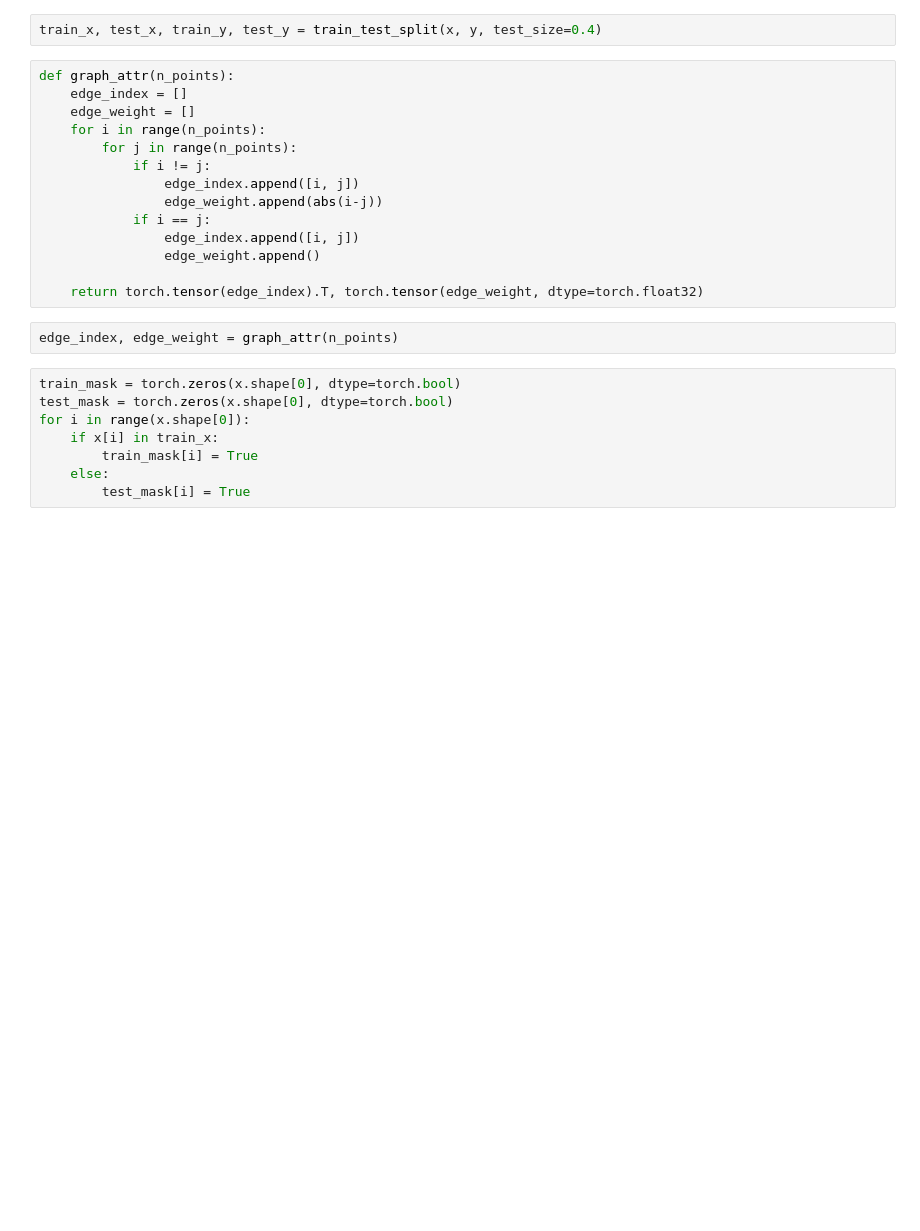
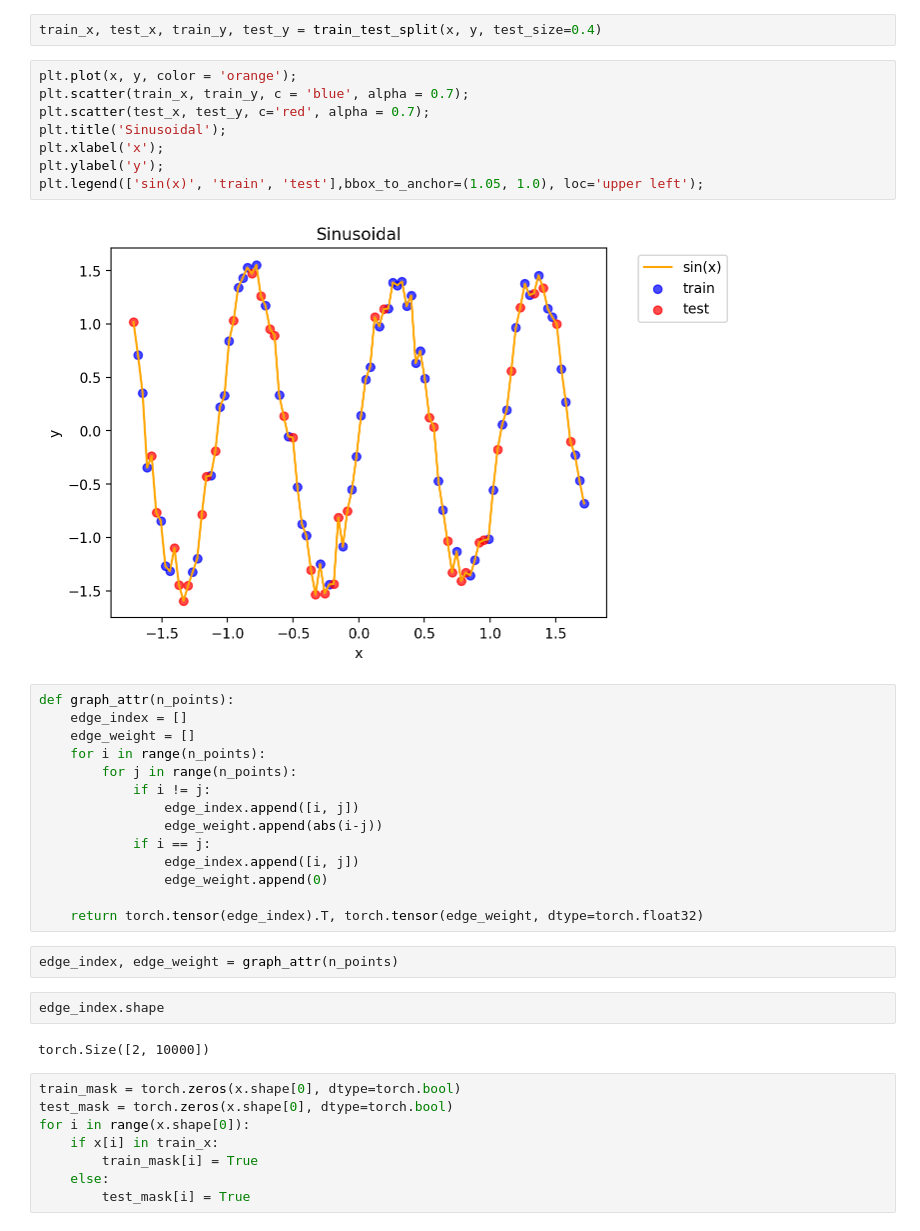
Before and after one commit to agarwal-mihir/Srip-Work-2023, a Jupyter notebook: Toy-Data-Experiments/temporal_analysis_GNN.ipynb, the cells around one changed output. Saved outputs shown, nothing was run; the diff lists cells and outputs as text; blank space fills up the shorter version.

```diff
--- a/Toy-Data-Experiments/temporal_analysis_GNN.ipynb
+++ b/Toy-Data-Experiments/temporal_analysis_GNN.ipynb
@@ -46,6 +46,16 @@ x = torch.tensor(x, dtype=torch.float32).squeeze()
 y = torch.tensor(y, dtype=torch.float32).squeeze()
 # %%
 train_x, test_x, train_y, test_y = train_test_split(x, y, test_size=0.4)
+# %%
+plt.plot(x, y, color = 'orange');
+plt.scatter(train_x, train_y, c = 'blue', alpha = 0.7);
+plt.scatter(test_x, test_y, c='red', alpha = 0.7);
+plt.title('Sinusoidal');
+plt.xlabel('x');
+plt.ylabel('y');
+plt.legend(['sin(x)', 'train', 'test'],bbox_to_anchor=(1.05, 1.0), loc='upper left');
+# %% [output]
+[figure, added]
 # %%
 def graph_attr(n_points):
     edge_index = []
@@ -57,11 +67,15 @@ def graph_attr(n_points):
                 edge_weight.append(abs(i-j))
             if i == j:
                 edge_index.append([i, j])
-                edge_weight.append()
+                edge_weight.append(0)
 
     return torch.tensor(edge_index).T, torch.tensor(edge_weight, dtype=torch.float32)
 # %%
 edge_index, edge_weight = graph_attr(n_points)
+# %%
+edge_index.shape
+# %% [output]
+torch.Size([2, 10000])
 # %%
 train_mask = torch.zeros(x.shape[0], dtype=torch.bool)
 test_mask = torch.zeros(x.shape[0], dtype=torch.bool)
```
Also changed, not shown: parts of 1 cell of this notebook, 10 other files.
